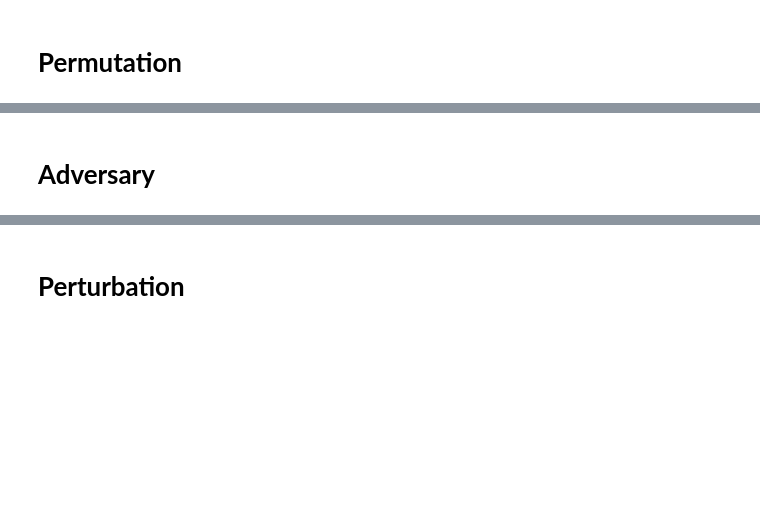
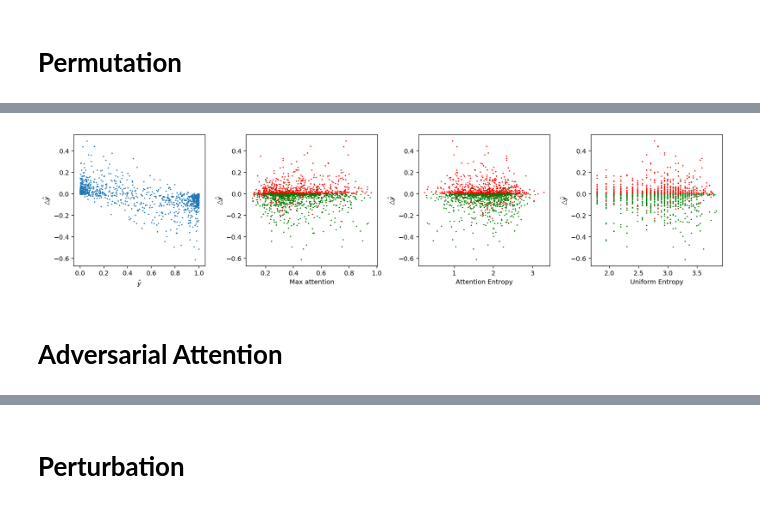
Before and after one commit to successar/AttentionExplanation, a Jupyter notebook: Attn_SST.ipynb, the cells around one changed output, grey strips where cells are left out. Cells and saved outputs as stored; diff of their text form; code cells hidden in the pictures; blank space fills up the shorter version.

```diff
--- a/Attn_SST.ipynb
+++ b/Attn_SST.ipynb
@@ -208,8 +235,10 @@ perms = model.permute_attn(Xt)
 # %%
-plot_permutations(perms, Xt, yt_hat, attn_hat)
+plot_permutations(perms, Xt, yt_hat, attn_hat, dirname=model.dirname)
+# %% [output]
+[figure, added]
-# %% [markdown]
-**Adversary**
-=============
+# %% [markdown]
+**Adversarial Attention**
+=========================
 # %%
 adversarial_outputs = model.adversarial(Xt, _type='uniform')
 ad_y, ad_attn = adversarial_outputs
```
Also changed, not shown: parts of 30 cells of this notebook, 9 other files.
